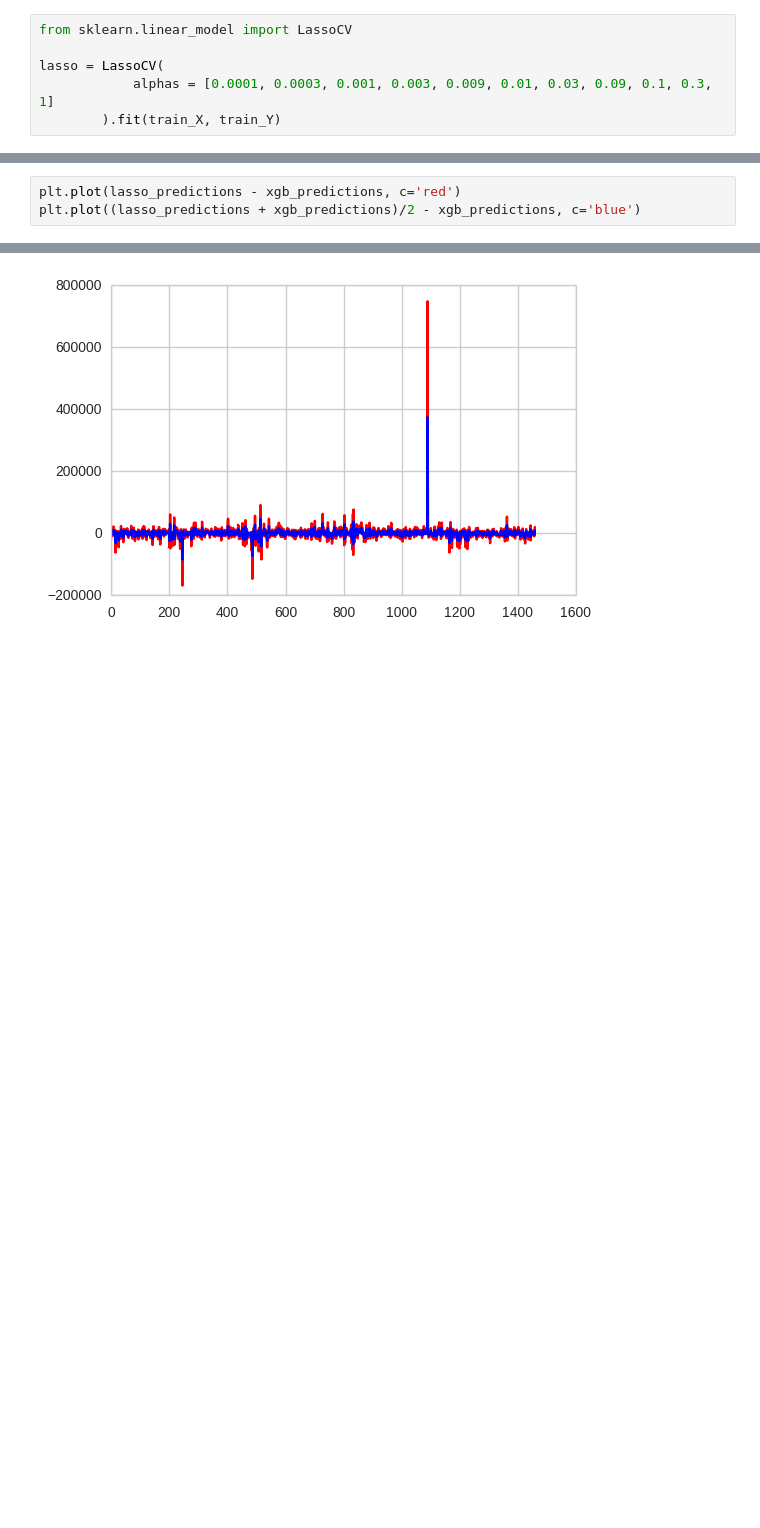
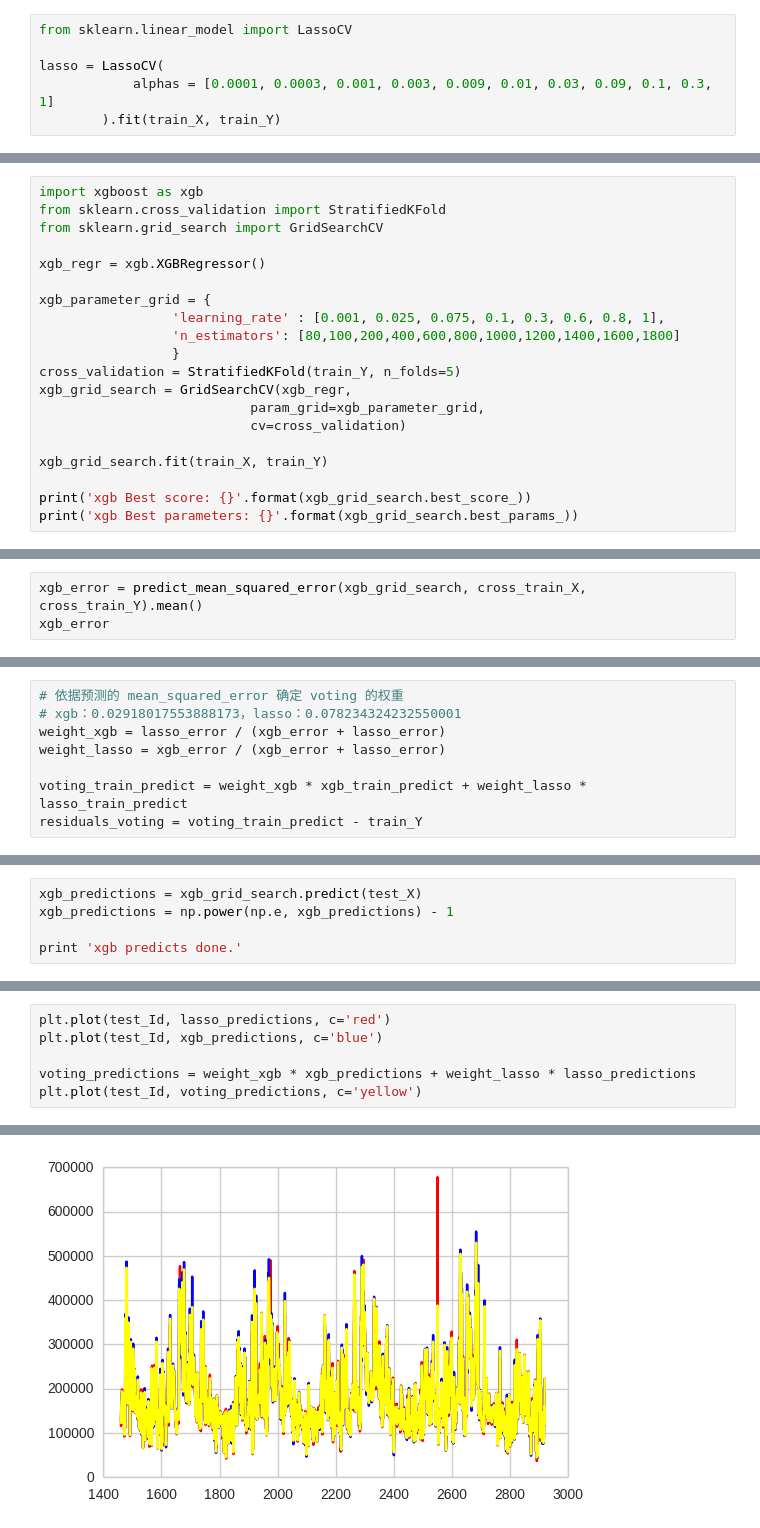
Before and after one commit to SunnyMarkLiu/Kaggle-House-Prices, a Jupyter notebook: Predict_House_Prices.ipynb, the cells around one changed output, grey strips where cells are left out. Cells and saved outputs as stored; diff of their text form; blank space fills up the shorter version.

```diff
--- a/Predict_House_Prices.ipynb
+++ b/Predict_House_Prices.ipynb
@@ -739,0 +902,20 @@ plt.title("Coefficients in the Lasso Model")
+# %%
+import xgboost as xgb
+from sklearn.cross_validation import StratifiedKFold
+from sklearn.grid_search import GridSearchCV
+
+xgb_regr = xgb.XGBRegressor()
+
+xgb_parameter_grid = {
+                 'learning_rate' : [0.001, 0.025, 0.075, 0.1, 0.3, 0.6, 0.8, 1],
+                 'n_estimators': [80,100,200,400,600,800,1000,1200,1400,1600,1800]
+                 }
+cross_validation = StratifiedKFold(train_Y, n_folds=5)
+xgb_grid_search = GridSearchCV(xgb_regr,
+                           param_grid=xgb_parameter_grid,
+                           cv=cross_validation)
+
+xgb_grid_search.fit(train_X, train_Y)
+
+print('xgb Best score: {}'.format(xgb_grid_search.best_score_))
+print('xgb Best parameters: {}'.format(xgb_grid_search.best_params_))
@@ -739,0 +925,3 @@ plt.title("Coefficients in the Lasso Model")
+# %%
+xgb_error = predict_mean_squared_error(xgb_grid_search, cross_train_X, cross_train_Y).mean()
+xgb_error
@@ -739,0 +938,8 @@ plt.title("Coefficients in the Lasso Model")
+# %%
+# 依据预测的 mean_squared_error 确定 voting 的权重
+# xgb：0.02918017553888173，lasso：0.078234324232550001
+weight_xgb = lasso_error / (xgb_error + lasso_error)
+weight_lasso = xgb_error / (xgb_error + lasso_error)
+
+voting_train_predict = weight_xgb * xgb_train_predict + weight_lasso * lasso_train_predict
+residuals_voting = voting_train_predict - train_Y
@@ -775,0 +972,5 @@ plt.scatter(test_Id[0:20], xgb_predictions[0:20], c='yellow')
+# %%
+xgb_predictions = xgb_grid_search.predict(test_X)
+xgb_predictions = np.power(np.e, xgb_predictions) - 1
+
+print 'xgb predicts done.'
@@ -776,7 +979,10 @@ plt.scatter(test_Id[0:20], xgb_predictions[0:20], c='yellow')
 # %%
-plt.plot(lasso_predictions - xgb_predictions, c='red')
-plt.plot((lasso_predictions + xgb_predictions)/2 - xgb_predictions, c='blue')
+plt.plot(test_Id, lasso_predictions, c='red')
+plt.plot(test_Id, xgb_predictions, c='blue')
+
+voting_predictions = weight_xgb * xgb_predictions + weight_lasso * lasso_predictions
+plt.plot(test_Id, voting_predictions, c='yellow')
 # %% [output]
 [<matplotlib.lines.Line2D at 0x...>]
-[figure, old version]
+[figure, new version]
 # %%
```
Also changed, not shown: parts of 42 cells of this notebook, 2 other files.
